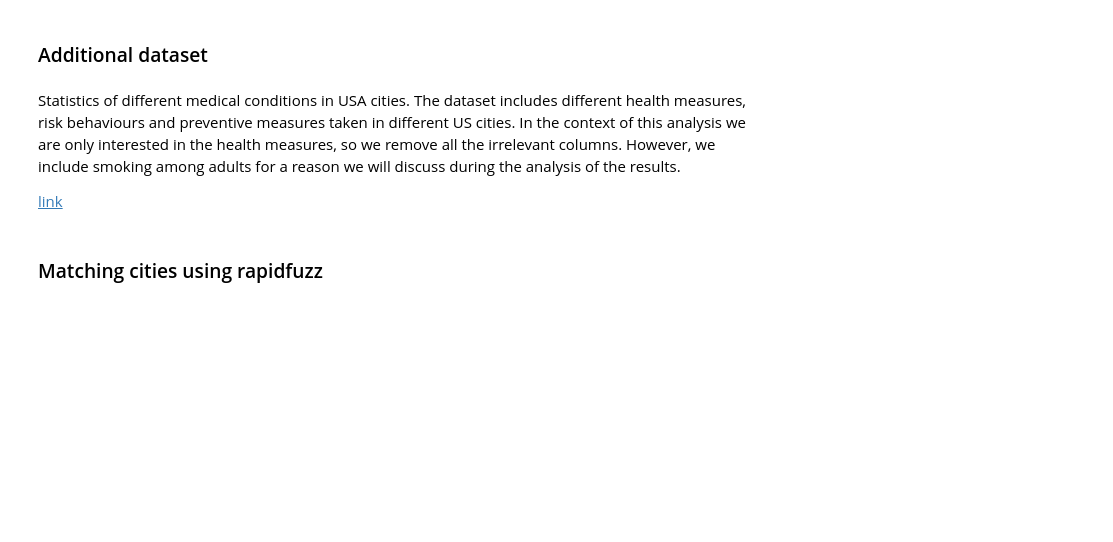
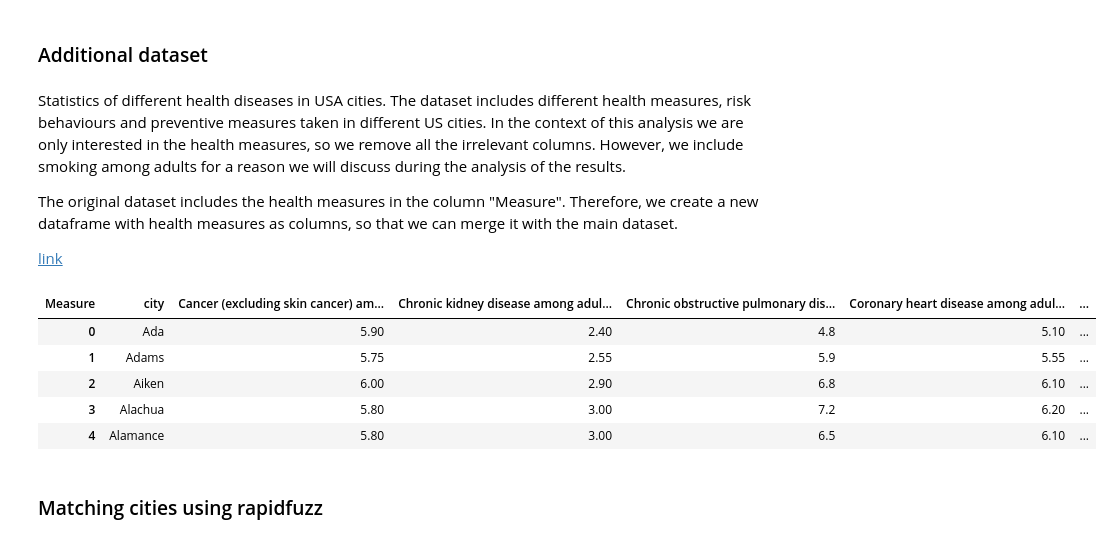
Before and after one commit to filoooooonov/pse-project, a Jupyter notebook: project.ipynb, the cells around one changed output. Cells and saved outputs as stored; diff of their text form; code cells hidden in the pictures; blank space fills up the shorter version.

```diff
--- a/project.ipynb
+++ b/project.ipynb
@@ -56,7 +62,9 @@ air_quality_df.head()
 # %% [markdown]
 ### Additional dataset
 # %% [markdown]
-Statistics of different medical conditions in USA cities. The dataset includes different health measures, risk behaviours and preventive measures taken in different US cities. In the context of this analysis we are only interested in the health measures, so we remove all the irrelevant columns. However, we include smoking among adults for a reason we will discuss during the analysis of the results.
+Statistics of different health diseases in USA cities. The dataset includes different health measures, risk behaviours and preventive measures taken in different US cities. In the context of this analysis we are only interested in the health measures, so we remove all the irrelevant columns. However, we include smoking among adults for a reason we will discuss during the analysis of the results.
+
+The original dataset includes the health measures in the column "Measure". Therefore, we create a new dataframe with health measures as columns, so that we can merge it with the main dataset.
 
 [link](https://data.cdc.gov/500-Cities-Places/PLACES-Local-Data-for-Better-Health-County-Data-20/duw2-7jbt/about_data)
 # %%
@@ -69,7 +77,7 @@ health_statistic_df = health_statistic_df[health_statistic_df["Data_Value_Type"]
 # Filter out cities with less than 100,000 population
 health_statistic_df = health_statistic_df[health_statistic_df['TotalPopulation'] > 100000]
 
-# Rename the city column
+# Rename the LocationName column
 health_statistic_df = health_statistic_df.rename(columns={"LocationName": "city"})
 
 # Drop unnecessary columns
@@ -92,35 +100,42 @@ population_df = health_statistic_df.groupby('city')['TotalPopulation'].first().r
 # Reset the index to make 'city' a column again
 health_df = health_df.reset_index()
 
 # Drop columns that are not needed for the analysis
-conditionsToDrop = [
+columnsToDrop = [
 'Current lack of health insurance among adults aged 18-64 years',
 'Cervical cancer screening among adult women aged 21-65 years',
 'Visits to dentist or dental clinic among adults aged >=18 years',
 'Visits to doctor for routine checkup within the past year among adults aged >=18 years',
 'Mammography use among women aged 50-74 years',
 'Cholesterol screening among adults aged >=18 years',
 'Older adult men aged >=65 years who are up to date on a core set of clinical preventive services: Flu shot past year, PPV shot ever, Colorectal cancer screening',
 'Fecal occult blood test, sigmoidoscopy, or colonoscopy among adults aged 50-75 years',
 'Older adult women aged >=65 years who are up to date on a core set of clinical preventive services: Flu shot past year, PPV shot ever, Colorectal cancer screening, and Mammogram past 2 years',
 'All teeth lost among adults aged >=65 years',
 'Arthritis among adults aged >=18 years',
 'Binge drinking among adults aged >=18 years',
 'Diagnosed diabetes among adults aged >=18 years',
 'High cholesterol among adults aged >=18 years who have been screened in the past 5 years',
 'No leisure-time physical activity among adults aged >=18 years',
 'No leisure-time physical activity among adults aged >=18 years',
 'Sleeping less than 7 hours among adults aged >=18 years',
 'Stroke among adults aged >=18 years',
 'Taking medicine for high blood pressure control among adults aged >=18 years with high blood pressure'
 ]
-health_df = health_df.drop(conditionsToDrop, axis=1)
+health_df = health_df.drop(columnsToDrop, axis=1)
 
 # All diseases
 numberOfDiseases = len(list(health_statistic_df['Measure'].unique()))
 
 
 health_df.head()
+# %% [output]
+| Measure | city | Cancer (excluding skin cancer) am... | Chronic kidney disease among adul... | Chronic obstructive pulmonary dis... | Coronary heart disease among adul... | ... |
+| 0 | Ada | 5.90 | 2.40 | 4.8 | 5.10 | ... |
+| 1 | Adams | 5.75 | 2.55 | 5.9 | 5.55 | ... |
+| 2 | Aiken | 6.00 | 2.90 | 6.8 | 6.10 | ... |
+| 3 | Alachua | 5.80 | 3.00 | 7.2 | 6.20 | ... |
+| 4 | Alamance | 5.80 | 3.00 | 6.5 | 6.10 | ... |
 # %% [markdown]
 ### Matching cities using rapidfuzz
 # %% [markdown]
```
Also changed, not shown: parts of 4 cells of this notebook.
